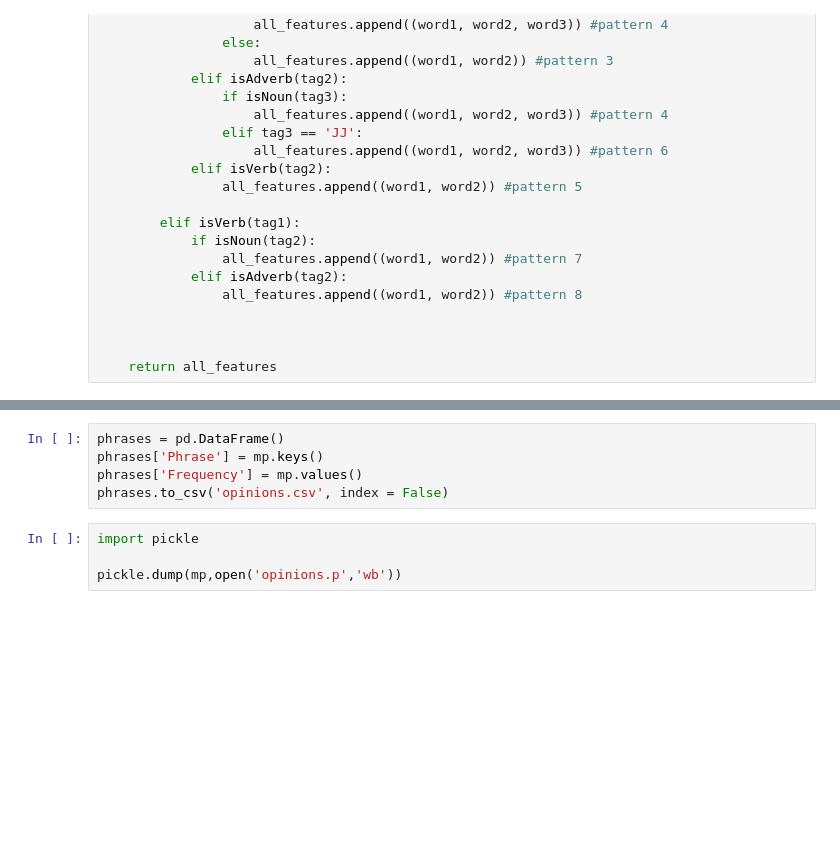
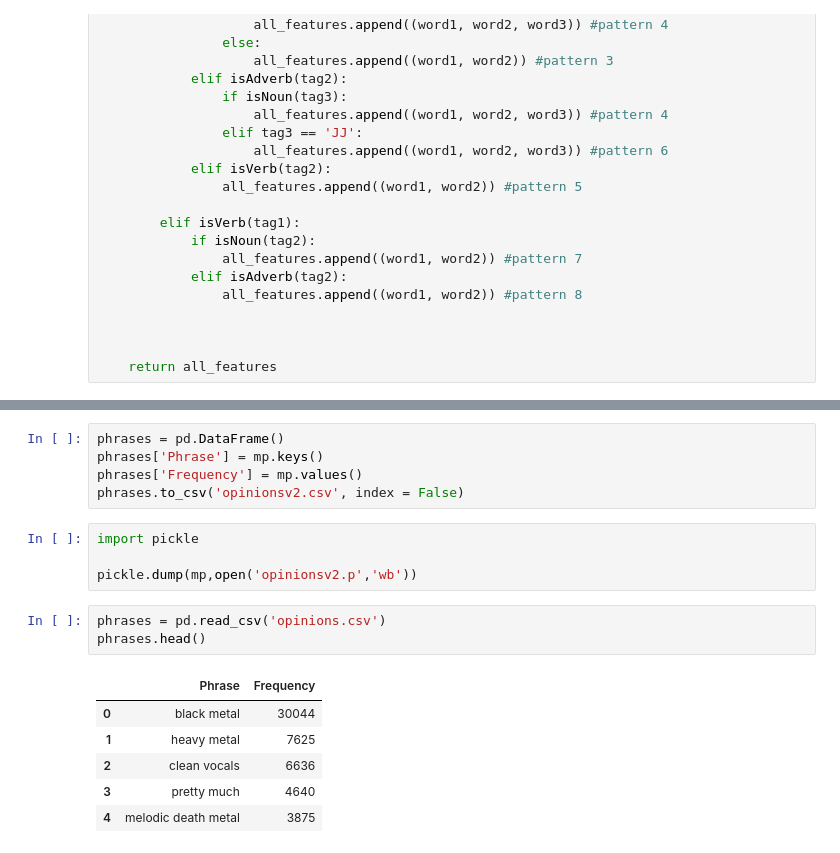
Before and after one commit to jzh001/Social-Network-Structure-in-Common-Interest-Communities, a Jupyter notebook: Text Analysis.ipynb, the cells around one changed output, grey strips where cells are left out. Cells and saved outputs as stored; diff of their text form; blank space fills up the shorter version.

```diff
--- a/Text Analysis.ipynb
+++ b/Text Analysis.ipynb
@@ -136,8 +154,18 @@ print(len(mp))
 phrases = pd.DataFrame()
 phrases['Phrase'] = mp.keys()
 phrases['Frequency'] = mp.values()
-phrases.to_csv('opinions.csv', index = False)
+phrases.to_csv('opinionsv2.csv', index = False)
 # %%
 import pickle
 
-pickle.dump(mp,open('opinions.p','wb'))
+pickle.dump(mp,open('opinionsv2.p','wb'))
+# %%
+phrases = pd.read_csv('opinions.csv')
+phrases.head()
+# %% [output]
+|  | Phrase | Frequency |
+| 0 | black metal | 30044 |
+| 1 | heavy metal | 7625 |
+| 2 | clean vocals | 6636 |
+| 3 | pretty much | 4640 |
+| 4 | melodic death metal | 3875 |
```
Also changed, not shown: parts of 9 cells of this notebook, 1 other file.
